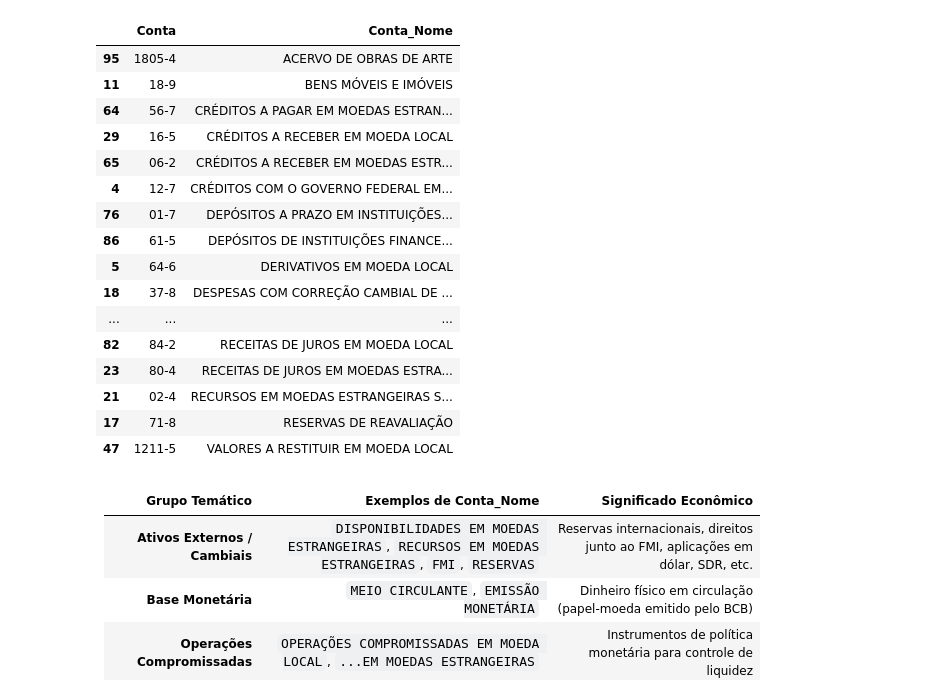
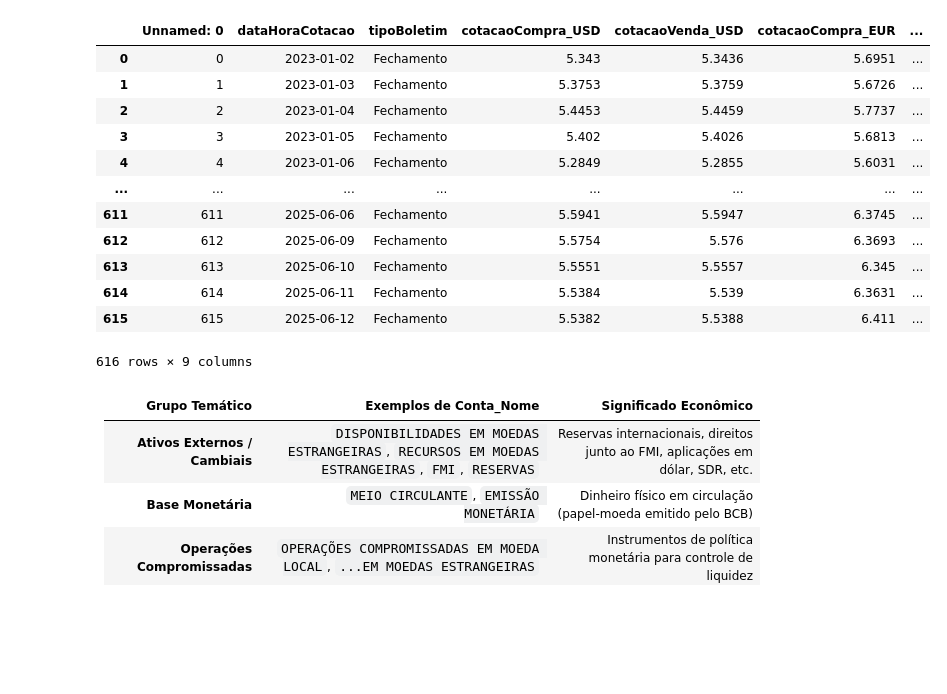
Before and after one commit to sauloadones/DSTrabalho, a Jupyter notebook: relatorio.ipynb, the cells around one changed output. Cells and saved outputs as stored; diff of their text form; code cells hidden in the pictures; blank space fills up the shorter version.

```diff
--- a/relatorio.ipynb
+++ b/relatorio.ipynb
@@ -1,27 +1,22 @@
 # %%
 import pandas as pd
 
 df = pd.read_csv("src/datasets/saldosMensais.csv", sep=";", decimal=",")
-contas = df[['Conta', 'Conta_Nome']].drop_duplicates().sort_values("Conta_Nome")
-contas
+df
 # %% [output]
-|  | Conta | Conta_Nome |
-| 95 | 1805-4 | ACERVO DE OBRAS DE ARTE |
-| 11 | 18-9 | BENS MÓVEIS E IMÓVEIS |
-| 64 | 56-7 | CRÉDITOS A PAGAR EM MOEDAS ESTRAN... |
-| 29 | 16-5 | CRÉDITOS A RECEBER EM MOEDA LOCAL |
-| 65 | 06-2 | CRÉDITOS A RECEBER EM MOEDAS ESTR... |
-| 4 | 12-7 | CRÉDITOS COM O GOVERNO FEDERAL EM... |
-| 76 | 01-7 | DEPÓSITOS A PRAZO EM INSTITUIÇÕES... |
-| 86 | 61-5 | DEPÓSITOS DE INSTITUIÇÕES FINANCE... |
-| 5 | 64-6 | DERIVATIVOS EM MOEDA LOCAL |
-| 18 | 37-8 | DESPESAS COM CORREÇÃO CAMBIAL DE ... |
-| ... | ... | ... |
-| 82 | 84-2 | RECEITAS DE JUROS EM MOEDA LOCAL |
-| 23 | 80-4 | RECEITAS DE JUROS EM MOEDAS ESTRA... |
-| 21 | 02-4 | RECURSOS EM MOEDAS ESTRANGEIRAS S... |
-| 17 | 71-8 | RESERVAS DE REAVALIAÇÃO |
-| 47 | 1211-5 | VALORES A RESTITUIR EM MOEDA LOCAL |
+|  | Unnamed: 0 | dataHoraCotacao | tipoBoletim | cotacaoCompra_USD | cotacaoVenda_USD | cotacaoCompra_EUR | ... |
+| 0 | 0 | 2023-01-02 | Fechamento | 5.343 | 5.3436 | 5.6951 | ... |
+| 1 | 1 | 2023-01-03 | Fechamento | 5.3753 | 5.3759 | 5.6726 | ... |
+| 2 | 2 | 2023-01-04 | Fechamento | 5.4453 | 5.4459 | 5.7737 | ... |
+| 3 | 3 | 2023-01-05 | Fechamento | 5.402 | 5.4026 | 5.6813 | ... |
+| 4 | 4 | 2023-01-06 | Fechamento | 5.2849 | 5.2855 | 5.6031 | ... |
+| ... | ... | ... | ... | ... | ... | ... | ... |
+| 611 | 611 | 2025-06-06 | Fechamento | 5.5941 | 5.5947 | 6.3745 | ... |
+| 612 | 612 | 2025-06-09 | Fechamento | 5.5754 | 5.576 | 6.3693 | ... |
+| 613 | 613 | 2025-06-10 | Fechamento | 5.5551 | 5.5557 | 6.345 | ... |
+| 614 | 614 | 2025-06-11 | Fechamento | 5.5384 | 5.539 | 6.3631 | ... |
+| 615 | 615 | 2025-06-12 | Fechamento | 5.5382 | 5.5388 | 6.411 | ... |
+616 rows × 9 columns
 # %% [markdown]
 | Grupo Temático                     | Exemplos de Conta\_Nome                                                                         | Significado Econômico                                                           |
 | ---------------------------------- | ----------------------------------------------------------------------------------------------- | ------------------------------------------------------------------------------- |
```
